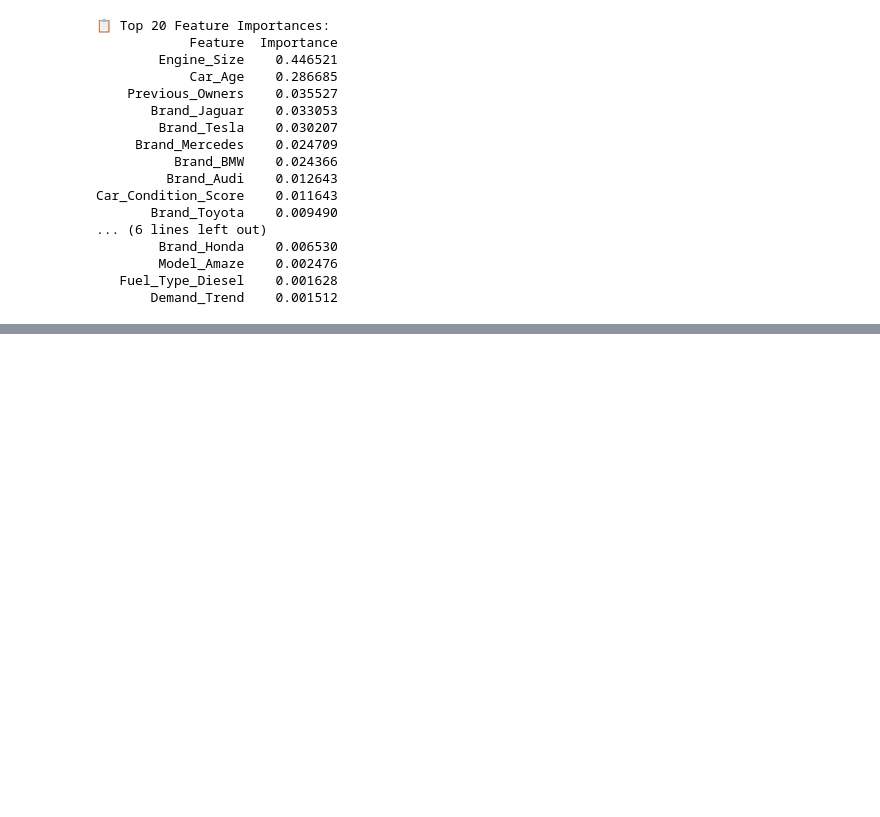
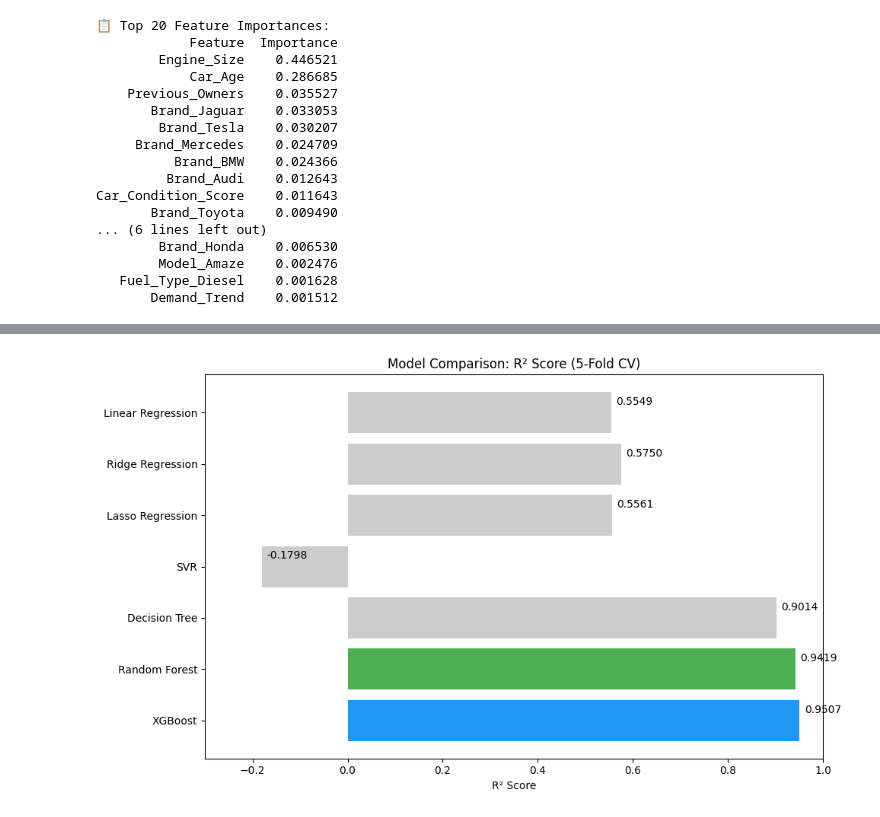
Before and after one commit to Sohini-coder/Car-Price-Prediction, a Jupyter notebook: Model_Comparison.ipynb, the cells around one changed output, grey strips where cells are left out. Drawn from its saved outputs; the diff is of its cells as text; code cells hidden in the pictures; blank space fills up the shorter version.

```diff
--- a/Model_Comparison.ipynb
+++ b/Model_Comparison.ipynb
@@ -401,0 +490,34 @@ Car_Condition_Score    0.011643
+# %%
+import matplotlib.pyplot as plt
+
+# Model names and their R² scores (from KF-5)
+models = [
+    'Linear Regression', 'Ridge Regression', 'Lasso Regression',
+    'SVR', 'Decision Tree', 'Random Forest', 'XGBoost'
+]
+
+r2_scores = [
+    0.5549, 0.5750, 0.5561,
+   -0.1798, 0.9014, 0.9419, 0.9507
+]
+
+# Highlight Random Forest and XGBoost
+colors = ['#ccc'] * len(models)
+colors[models.index('Random Forest')] = '#4CAF50'  # green
+colors[models.index('XGBoost')] = '#2196F3'        # blue
+
+plt.figure(figsize=(10, 6))
+bars = plt.barh(models, r2_scores, color=colors)
+plt.xlabel('R² Score')
+plt.title('Model Comparison: R² Score (5-Fold CV)')
+plt.xlim(-0.3, 1.0)
+plt.gca().invert_yaxis()
+
+# Add values to bars
+for bar in bars:
+    plt.text(bar.get_width() + 0.01, bar.get_y() + 0.25, f"{bar.get_width():.4f}")
+
+plt.tight_layout()
+plt.show()
+# %% [output]
+[figure, added]
```
Also changed, not shown: parts of 9 cells of this notebook.
